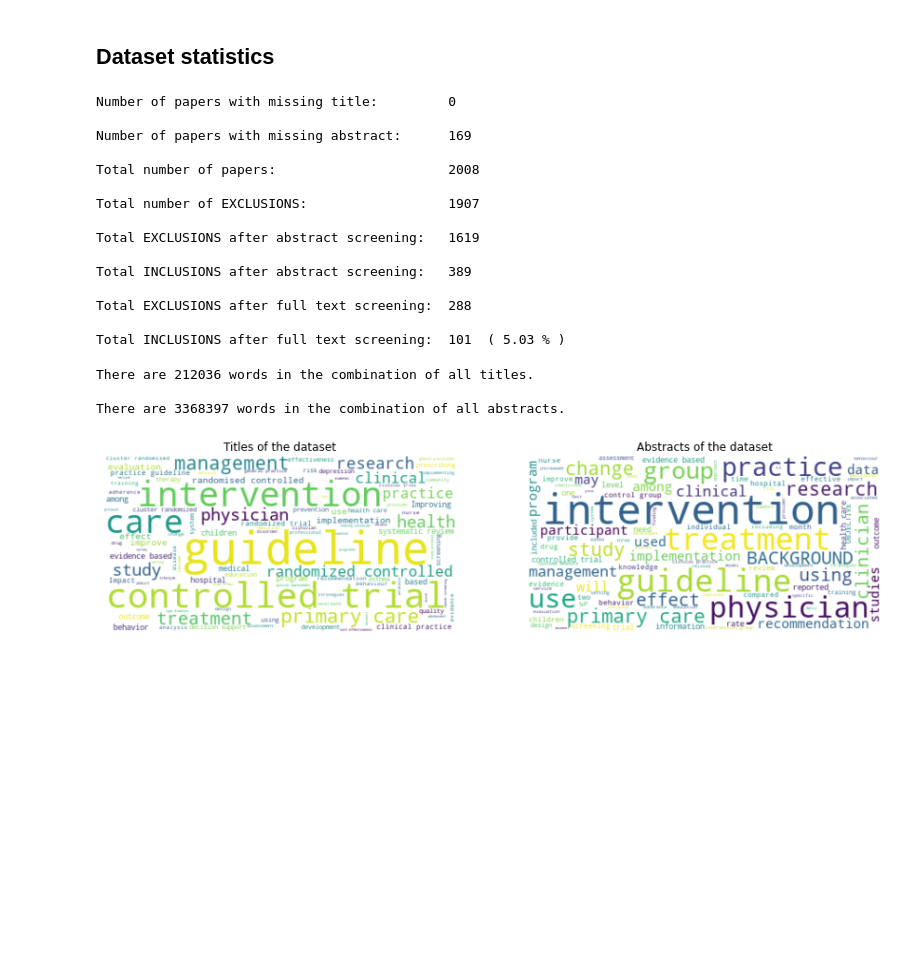
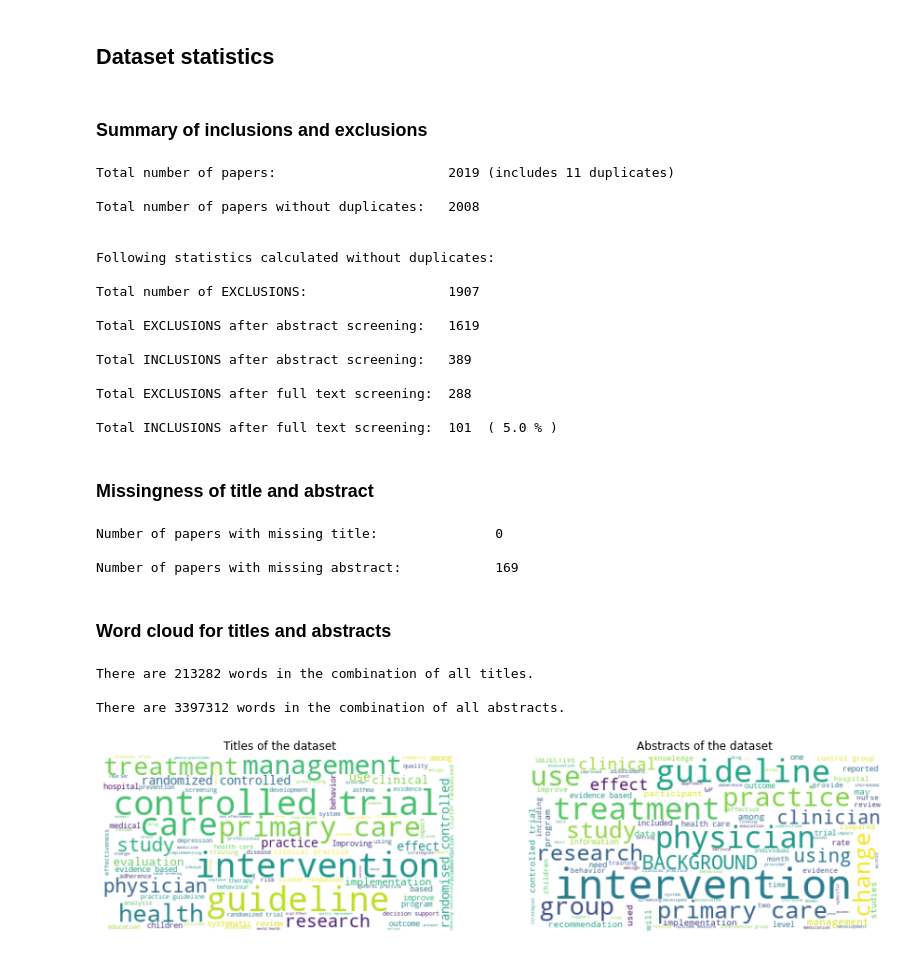
Before and after one commit to asreview/synergy-dataset, a Jupyter notebook: datasets/Nagtegaal_2019/process_Nagtegaal_dataset.ipynb, the cells around one changed output. Saved outputs shown, nothing was run; the diff lists cells and outputs as text; code cells hidden in the pictures; blank space fills up the shorter version.

```diff
--- a/datasets/Nagtegaal_2019/process_Nagtegaal_dataset.ipynb
+++ b/datasets/Nagtegaal_2019/process_Nagtegaal_dataset.ipynb
@@ -49,5 +56,3 @@ df = df.drop(["Unnamed: 0", "inclusion_code"], axis=1)
 # %%
-# add labels and sort
-df = df.rename(columns={"included": "label_included"})
-df = df.rename(columns={"abstract_included": "label_abstract_screening"})
-df = df.sort_values(by=["label_included", "label_abstract_screening"], ascending=False).reset_index(drop=True)
+# add labels
+df_all.rename(columns={"included": "label_included", "abstract_included": "label_abstract_screening"}, inplace=True)
@@ -60,0 +61,12 @@ df.insert(0, "record_id", df.index + 1)
+# %%
+# find duplicates based on title and authors
+df_all.sort_values(["label_included", "label_abstract_screening"], ascending=False, inplace=True)
+df_all = df_all.assign(title_clean=df_all["title"].str.replace("[^A-Za-z0-9]", "", regex=True).str.lower())
+duplicate = df_all.duplicated(subset=["title_clean"])
+df_all["duplicate_record_id"] = np.where(duplicate, 1, np.nan)
+# %%
+# if duplicate, duplicate_id indicates the corresponding record_id, otherwise NA
+for i in range(len(df_all)):
+    if df_all.loc[i, "duplicate_record_id"] == 1:
+        df_all.loc[i, "duplicate_record_id"] = df_all.loc[~duplicate & df_all.loc[~duplicate, "title_clean"].isin([df_all.loc[i, "title_clean"]]), "record_id"].tolist()
+df_all.duplicate_record_id = df_all.duplicate_record_id.astype("Int64")
@@ -61,3 +75,6 @@ df.insert(0, "record_id", df.index + 1)
+# %%
+df_all.sort_values("record_id", inplace=True)
+df_all = df_all[["record_id", "title", "abstract", "label_included", "label_abstract_screening", "duplicate_record_id"]]
 # %% [markdown]
 ## Export datasets
 # %%
@@ -66,27 +83,32 @@ df.to_csv("output/Nagtegaal_2019.csv", index=False)
 # %% [markdown]
 ## Dataset statistics
+# %% [markdown]
+### Summary of inclusions and exclusions
 # %%
-n = len(df)
-n_inc = df["label_included"].sum()
-n_inc_abs = df["label_abstract_screening"].sum()
-n_exc = n - n_inc
-n_exc_abs = n - n_inc_abs
+n = len(df_all)
+n_dup = (~df_all["duplicate_record_id"].isna()).sum()
+n_wo_dup = n - n_dup
+n_inc = df_all.loc[df_all.duplicate_record_id.isna(), "label_included"].sum()
+n_inc_abs = df_all.loc[df_all.duplicate_record_id.isna(), "label_abstract_screening"].sum()
+n_exc = n_wo_dup - n_inc
+n_exc_abs = n_wo_dup - n_inc_abs
 n_exc_full = n_inc_abs - n_inc
 
-print("Number of papers with missing title:        ", df["title"].isna().sum(), "\n")
-print("Number of papers with missing abstract:     ", df["abstract"].isna().sum(), "\n")
-print("Total number of papers:                     ", n, "\n")
+print("Total number of papers:                     ", n, "(includes", n_dup, "duplicates) \n")
+print("Total number of papers without duplicates:  ", n_wo_dup, "\n\n")
+print("Following statistics calculated without duplicates: \n")
 print("Total number of EXCLUSIONS:                 ", n_exc, "\n")
 print("Total EXCLUSIONS after abstract screening:  ", n_exc_abs, "\n")
 print("Total INCLUSIONS after abstract screening:  ", n_inc_abs, "\n")
 print("Total EXCLUSIONS after full text screening: ", n_exc_full, "\n")
 print("Total INCLUSIONS after full text screening: ", n_inc, " (", round(100*n_inc/n, 2), "% )\n")
 # %% [output]
-Number of papers with missing title:         0
+Total number of papers:                      2019 (includes 11 duplicates)
 
-Number of papers with missing abstract:      169
+Total number of papers without duplicates:   2008
 
-Total number of papers:                      2008
+
+Following statistics calculated without duplicates:
 
 Total number of EXCLUSIONS:                  1907
 
@@ -96,32 +118,42 @@ Total INCLUSIONS after abstract screening:   389
 
 Total EXCLUSIONS after full text screening:  288
 
-Total INCLUSIONS after full text screening:  101  ( 5.03 % )
+Total INCLUSIONS after full text screening:  101  ( 5.0 % )
+# %% [markdown]
+### Missingness of title and abstract
+# %%
+print("Number of papers with missing title:              ", df_all["title"].isna().sum(), "\n")
+print("Number of papers with missing abstract:           ", df_all["abstract"].isna().sum(), "\n")
+# %% [output]
+Number of papers with missing title:               0
+
+Number of papers with missing abstract:            169
+# %% [markdown]
+### Word cloud for titles and abstracts
 # %%
-# word cloud for titles and abstracts
 # create stopword list
 stopwords = set(STOPWORDS)
 stopwords.update(["patient", "patients", "method", "methods", "result", "results", "conclusion", "conclusions"])
 
 # create word cloud text
-title_text = " ".join(word for word in df.title.dropna())
-abstract_text = " ".join(word for word in df.abstract.dropna())
+title_text = " ".join(word for word in df_all.title.dropna())
+abstract_text = " ".join(word for word in df_all.abstract.dropna())
 print("There are {} words in the combination of all titles.".format(len(title_text)), "\n")
 print("There are {} words in the combination of all abstracts.".format(len(abstract_text)), "\n")
 
 # generate word cloud images
 title_wordcloud = WordCloud(stopwords=stopwords, max_words=100, background_color="white").generate(title_text)
 abstract_wordcloud = WordCloud(stopwords=stopwords, max_words=100, background_color="white").generate(abstract_text)
 fig, (ax1, ax2) = plt.subplots(nrows=1, ncols=2, figsize=[15, 15])
 ax1.imshow(title_wordcloud, interpolation="bilinear")
 ax1.set_title("Titles of the dataset")
 ax1.axis("off")
 ax2.imshow(abstract_wordcloud, interpolation="bilinear")
 ax2.set_title("Abstracts of the dataset")
 ax2.axis("off")
 plt.show()
 # %% [output]
-There are 212036 words in the combination of all titles.
+There are 213282 words in the combination of all titles.
 
-There are 3368397 words in the combination of all abstracts.
+There are 3397312 words in the combination of all abstracts.
-[figure, old version]
+[figure, new version]
```
Also changed, not shown: parts of 11 cells of this notebook, 3 other files.
